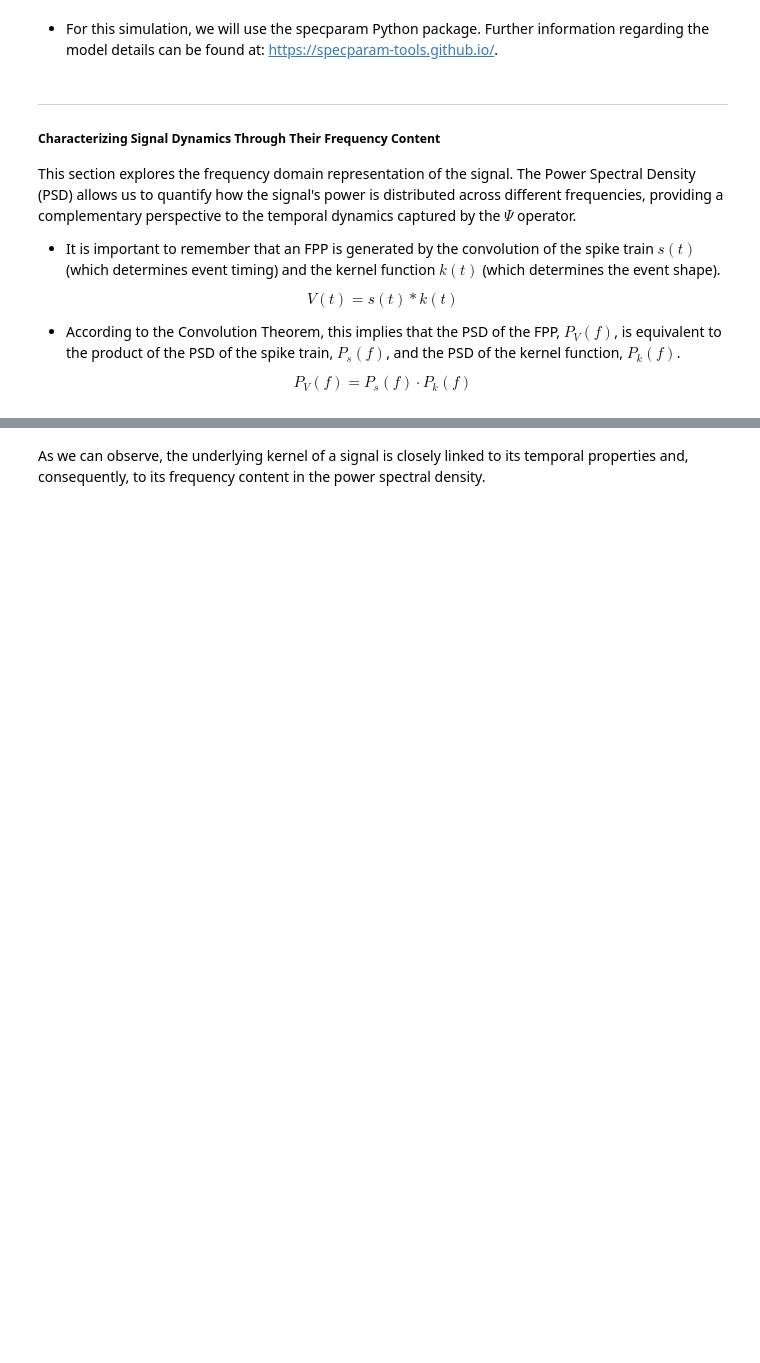
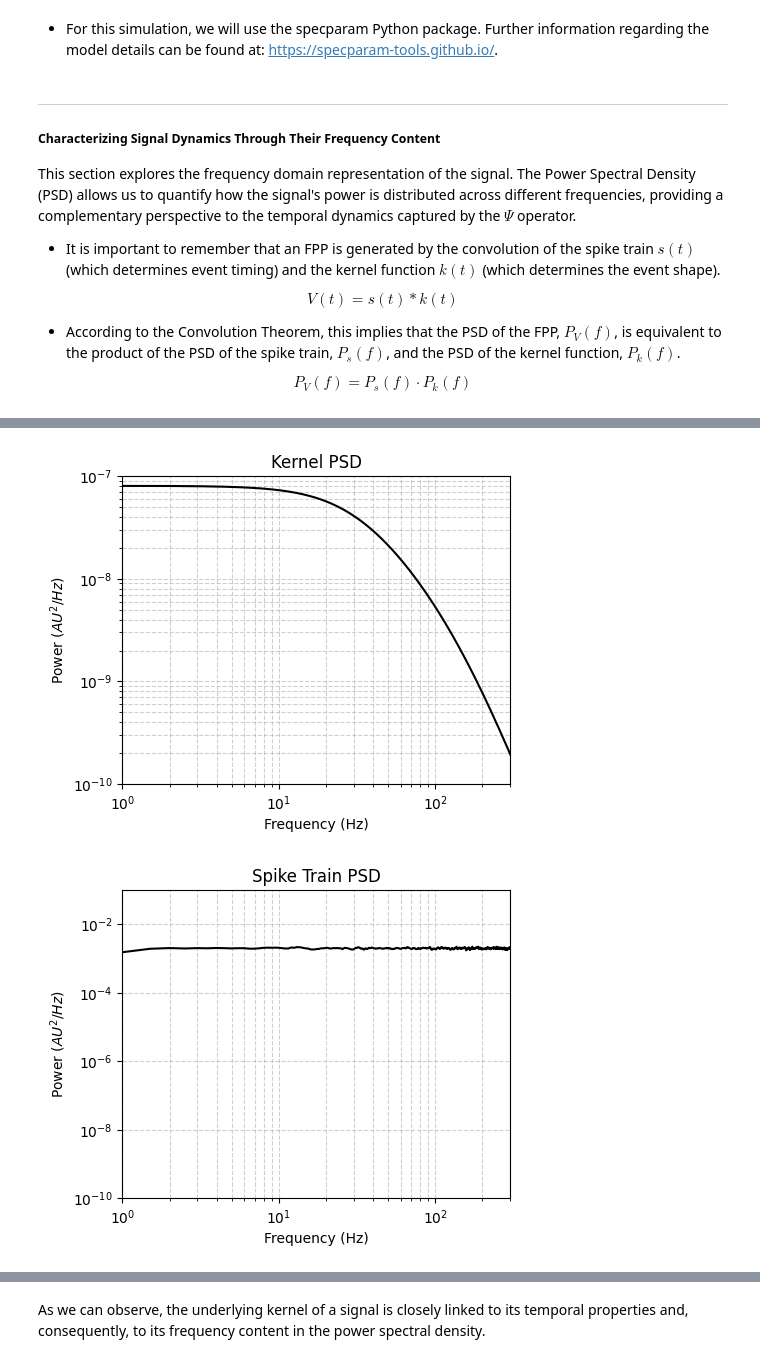
Before and after one commit to RojasMN/synaptic-kernels-LFP, a Jupyter notebook: simulations/03_specparam.ipynb, the cells around one changed output, grey strips where cells are left out. Saved outputs shown, nothing was run; the diff lists cells and outputs as text; code cells hidden in the pictures; blank space fills up the shorter version.

```diff
--- a/simulations/03_specparam.ipynb
+++ b/simulations/03_specparam.ipynb
@@ -39,0 +65,35 @@ $$
+# %%
+# We can't use the averaged_multitaper_psd function since the kernel has a long rail of zeros
+freqs_kernel_dexp, psd_kernel_dexp, _ = multi_taper_psd(kernel_dexp, Fs = fs, NW = 3, adaptive = False, jackknife = False)
+# %%
+psd_spikes_dexp, freqs_spikes_dexp = averaged_multitaper_psd(signal = spikes_pop, fs = fs, window_sec = 2, overlap_sec = 1)
+psd_signal_dexp, freqs_signal_dexp = averaged_multitaper_psd(signal = signal_dexp, fs = fs, window_sec = 2, overlap_sec = 1)
+# %%
+plot_psd_log(psd_kernel_dexp,
+             freqs_kernel_dexp,
+             size = (5, 4),
+             xlim = (1, 300),
+             ylim = (10 ** -10, 10 ** -7),
+             title = 'Kernel PSD',
+             color = 'black',
+             linewidth = 1.5)
+
+plot_psd_log(psd_spikes_dexp,
+             freqs_spikes_dexp,
+             size = (5, 4),
+             xlim = (1, 300),
+             ylim = (10 ** -10, 10 ** -1),
+             title = 'Spike Train PSD',
+             color = 'black',
+             linewidth = 1.5)
+
+plot_psd_log(psd_signal_dexp,
+             freqs_signal_dexp,
+             size = (5, 4),
+             xlim = (1, 300),
+             ylim = (10 ** -2, 14 ** 1),
+             title = 'Signal PSD',
+             color = 'black', linewidth = 1.5)
+# %% [output]
+[figure, added]
+[figure, added]
```
Also changed, not shown: parts of 23 cells of this notebook, 6 other files.
